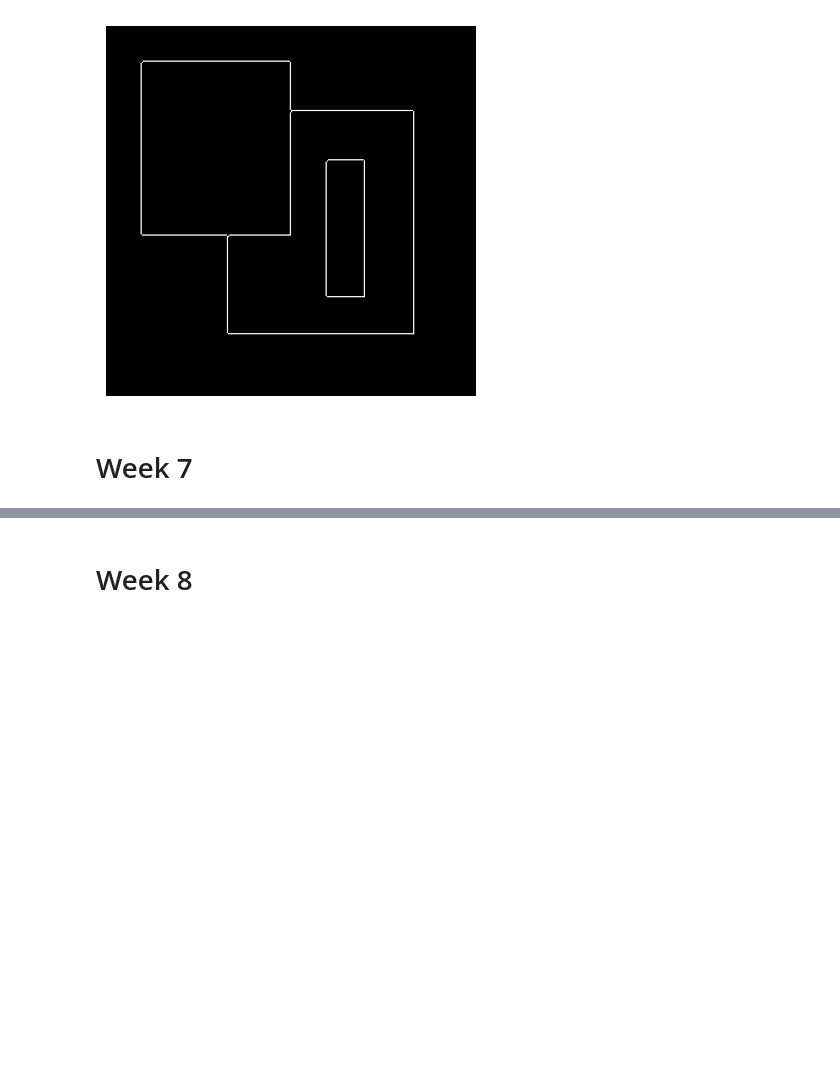
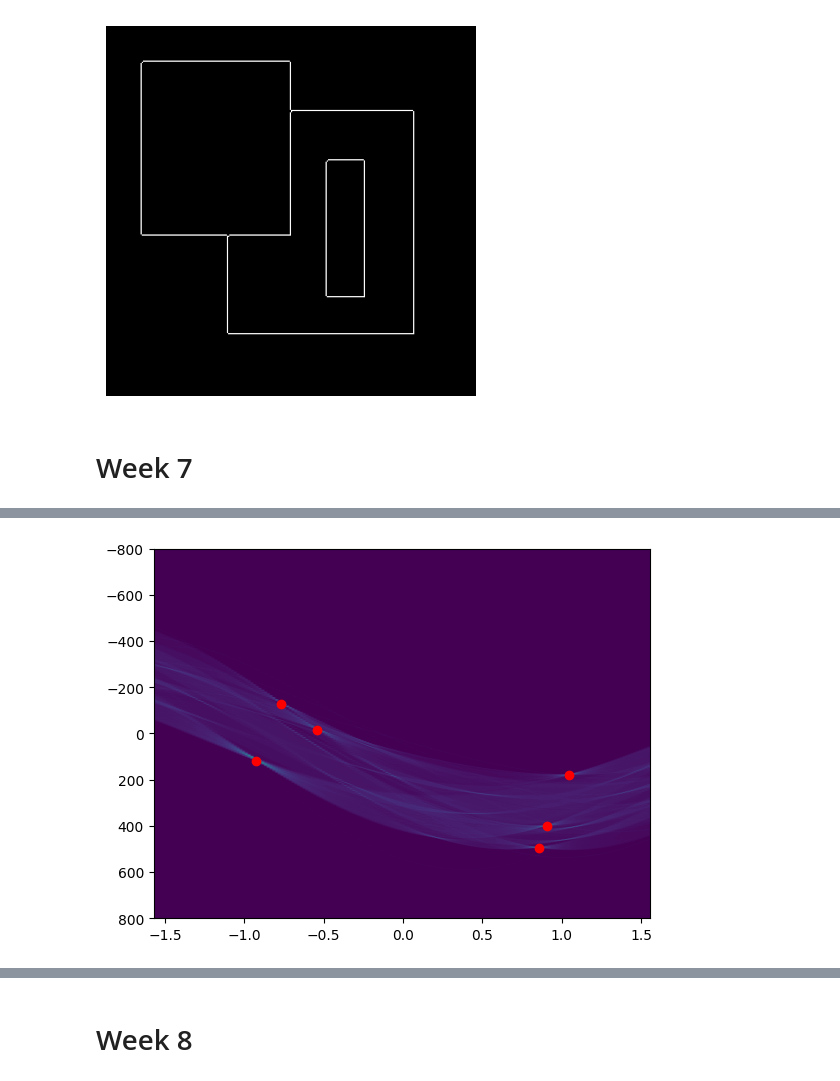
Before and after one commit to nielsenchristianole/cv_notes, a Jupyter notebook: excercises/work.ipynb, the cells around one changed output, grey strips where cells are left out. Drawn from its saved outputs; the diff is of its cells as text; code cells hidden in the pictures; blank space fills up the shorter version.

```diff
--- a/excercises/work.ipynb
+++ b/excercises/work.ipynb
@@ -869,0 +884,13 @@ plt.show()
+# %%
+import skimage.transform
+
+hspace, angles, dists = skimage.transform.hough_line(edges)
+extH, extAngles, extDists = skimage.transform.hough_line_peaks(hspace, angles, dists, num_peaks=6)
+# %%
+extent = [angles[0], angles[-1], dists[-1], dists[0]]
+
+plt.imshow(hspace, extent=extent, aspect='auto')
+plt.scatter(extAngles, extDists, c='r')
+plt.show()
+# %% [output]
+[figure, added]
```
Also changed, not shown: parts of 7 cells of this notebook, 1 other file.
